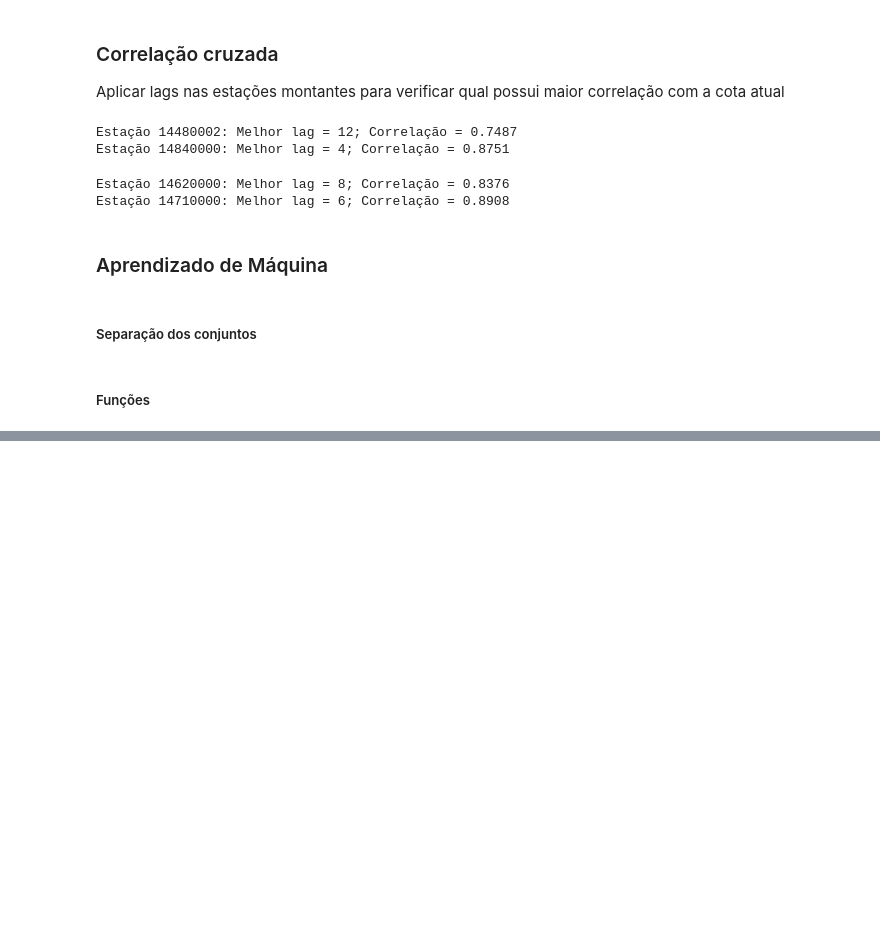
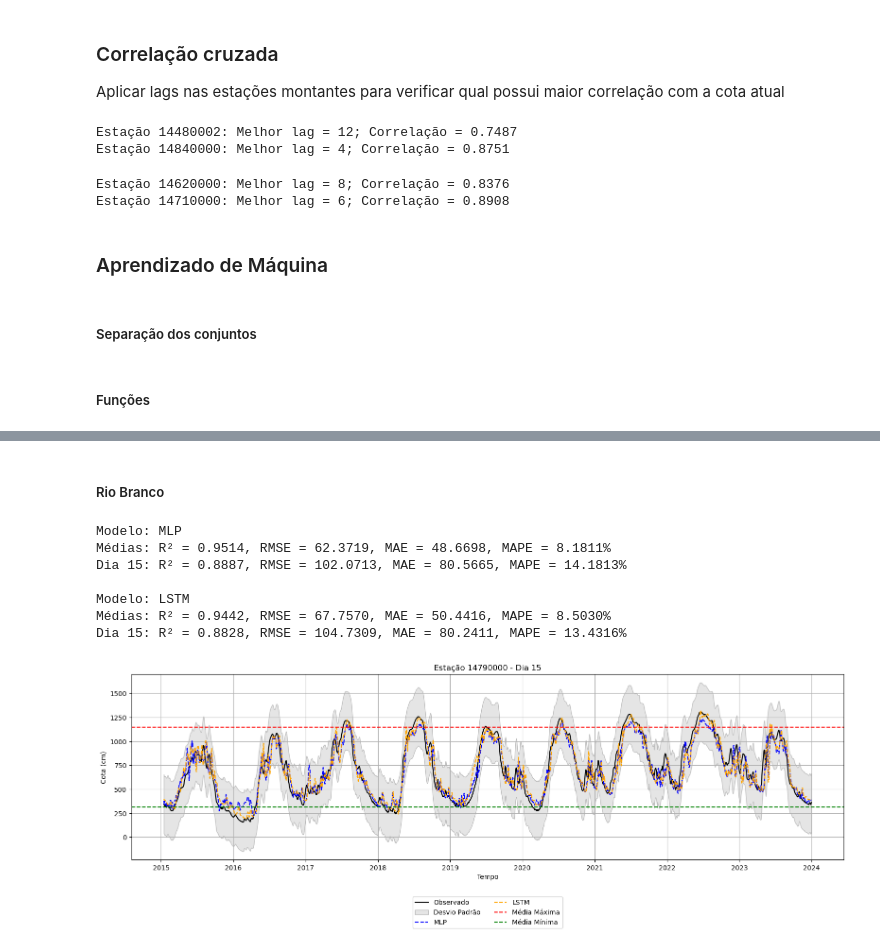
Before and after one commit to DioGS17/ML-HidroPrev, a Jupyter notebook: ml2_negro.ipynb, the cells around one changed output, grey strips where cells are left out. Cells and saved outputs as stored; diff of their text form; code cells hidden in the pictures; blank space fills up the shorter version.

```diff
--- a/ml2_negro.ipynb
+++ b/ml2_negro.ipynb
@@ -208,0 +216,18 @@ Data
+# %% [markdown]
+##### Rio Branco
+# %%
+janela = 15
+steps = 15
+
+mlp = ann.build_model_mlp((30, 30), janela*3, steps)
+lstm = ann.build_model_lstm(30, janela*3, steps)
+train_test_model([mlp, lstm], ['MLP', 'LSTM'], branco, '14790000', date_split, janela, steps, lags_branco)
+# %% [output]
+Modelo: MLP
+Médias: R² = 0.9514, RMSE = 62.3719, MAE = 48.6698, MAPE = 8.1811%
+Dia 15: R² = 0.8887, RMSE = 102.0713, MAE = 80.5665, MAPE = 14.1813%
+
+Modelo: LSTM
+Médias: R² = 0.9442, RMSE = 67.7570, MAE = 50.4416, MAPE = 8.5030%
+Dia 15: R² = 0.8828, RMSE = 104.7309, MAE = 80.2411, MAPE = 13.4316%
+[figure, added]
```
Also changed, not shown: parts of 10 cells of this notebook, 4 other files.
